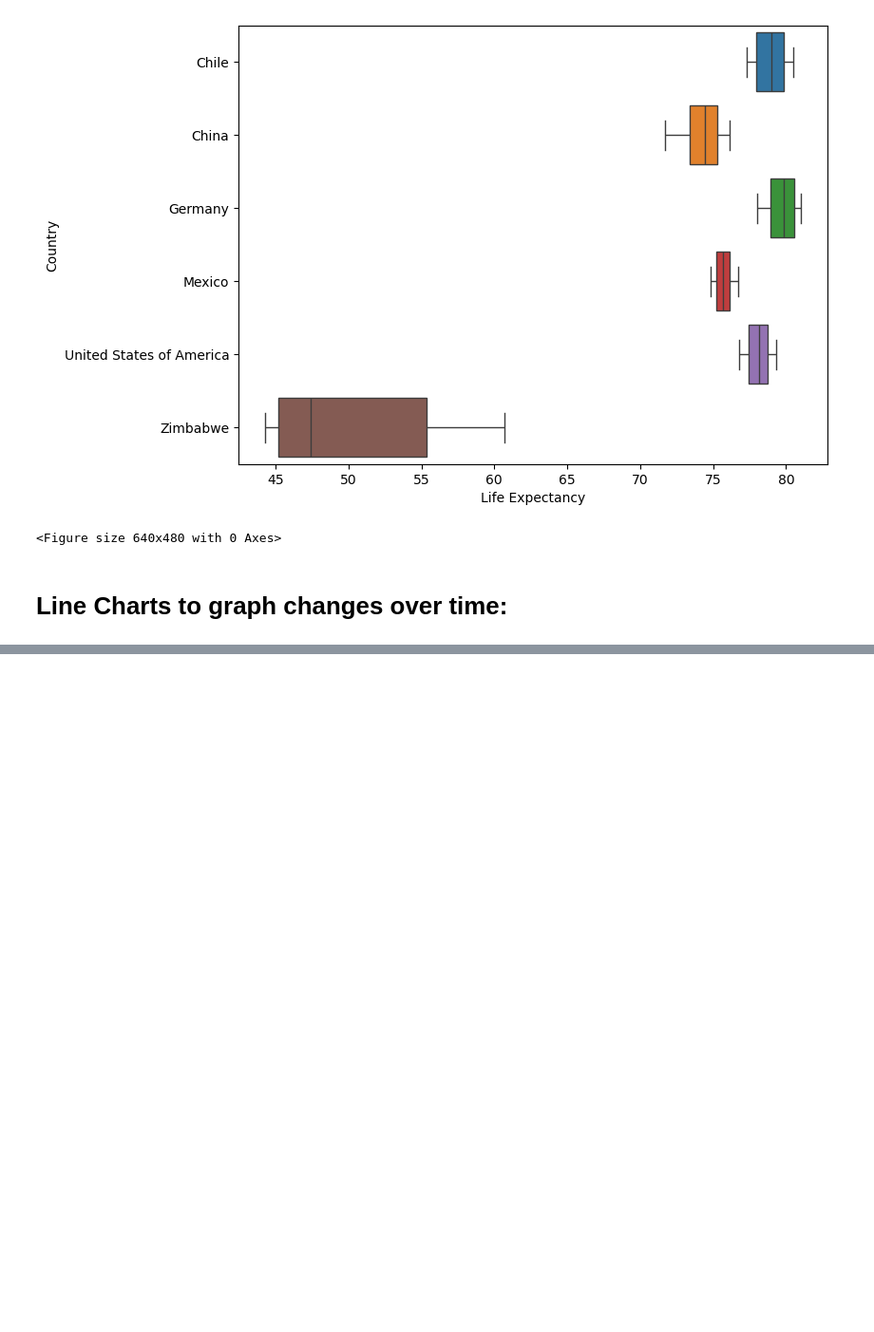
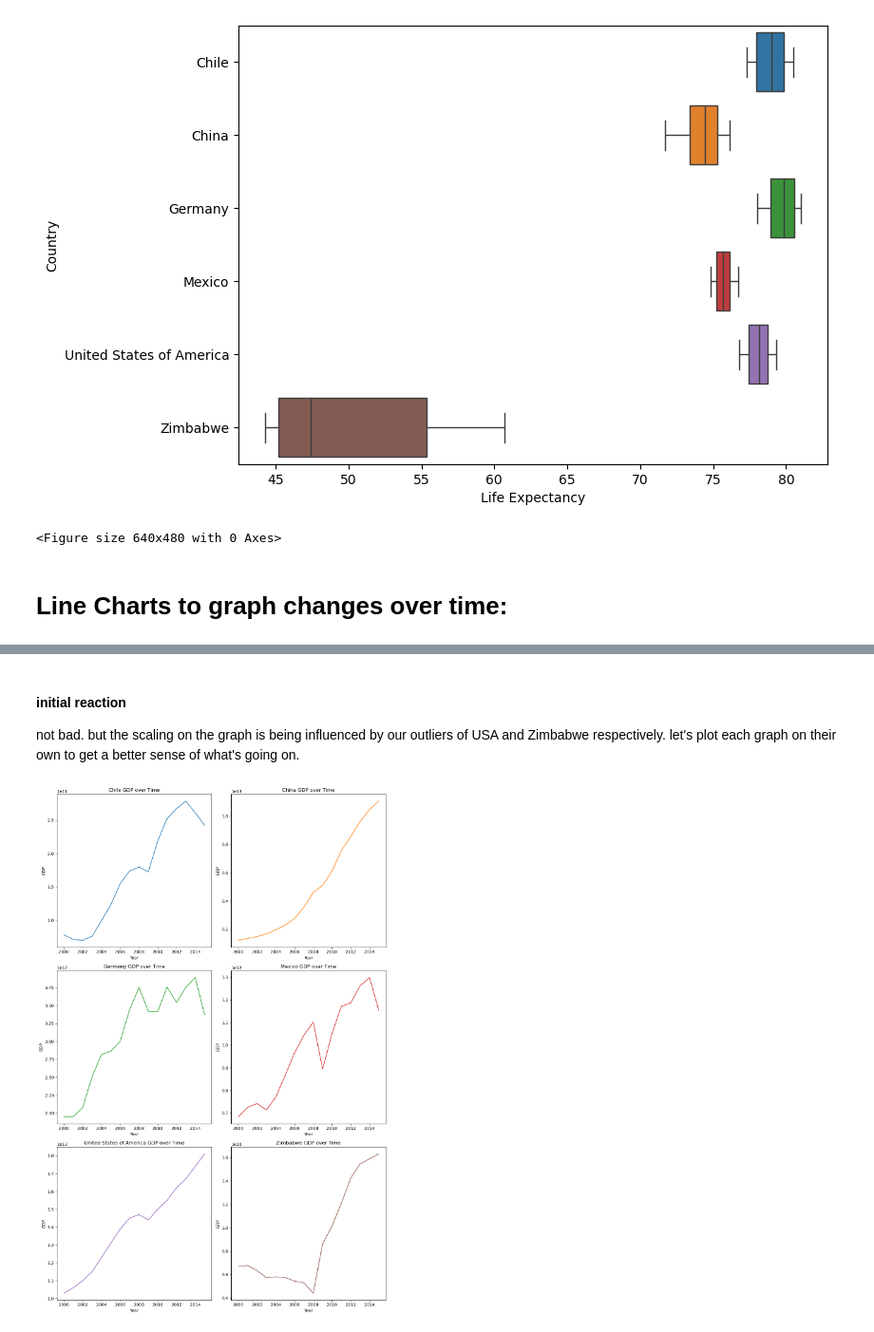
Before and after one commit to RacerBeats/Life-Expectancy-and-GDP-Starter, a Jupyter notebook: life_expectancy_gdp.ipynb, the cells around one changed output, grey strips where cells are left out. Shown at 95% size. Cells and saved outputs as stored; diff of their text form; code cells hidden in the pictures; blank space fills up the shorter version.

```diff
--- a/life_expectancy_gdp.ipynb
+++ b/life_expectancy_gdp.ipynb
@@ -185,0 +188,21 @@ plt.clf()
+# %% [markdown]
+#### initial reaction
+
+not bad. but the scaling on the graph is being influenced by our outliers of USA and Zimbabwe respectively. let's plot each graph on their own to get a better sense of what's going on.
+# %%
+# Create a figure and subplots
+fig, axs = plt.subplots(3, 2, figsize=(12, 18))
+
+# Iterate through unique countries
+for i, country in enumerate(data.Country.unique()):
+    # Filter data for the current country
+    country_data = data[data.Country == country]
+
+    # Plot GDP over time for the current country
+    sns.lineplot(data=country_data, x='Year', y='GDP', ax=axs[i // 2, i % 2], color=f'C{i}')  # Use different colors for each country
+    axs[i // 2, i % 2].set_title(f'{country} GDP over Time')
+
+plt.tight_layout()  # Adjust spacing between subplots
+plt.show()
+# %% [output]
+[figure, added]
```
Also changed, not shown: parts of 2 cells of this notebook.
